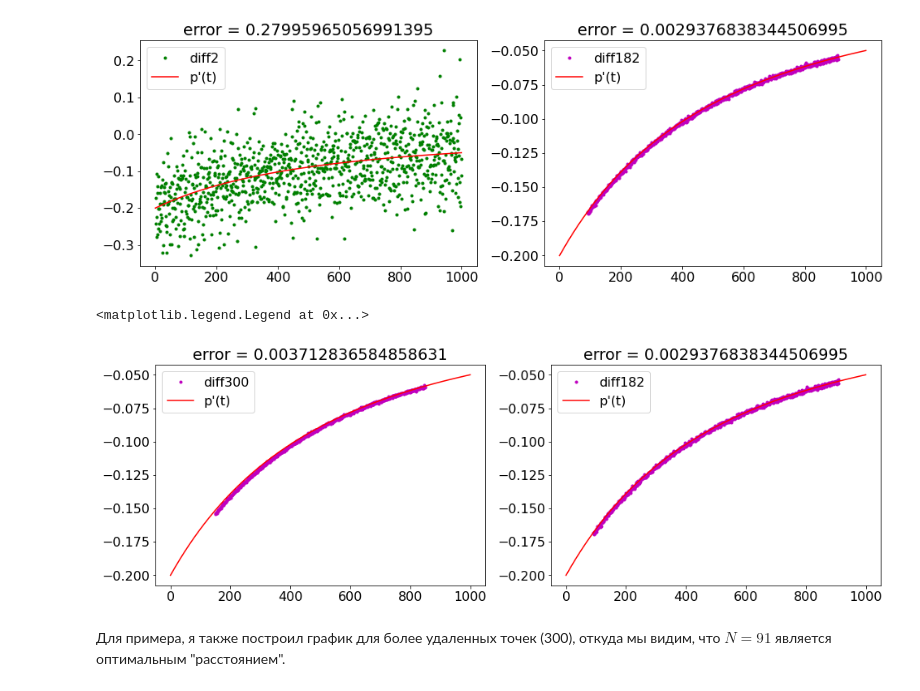
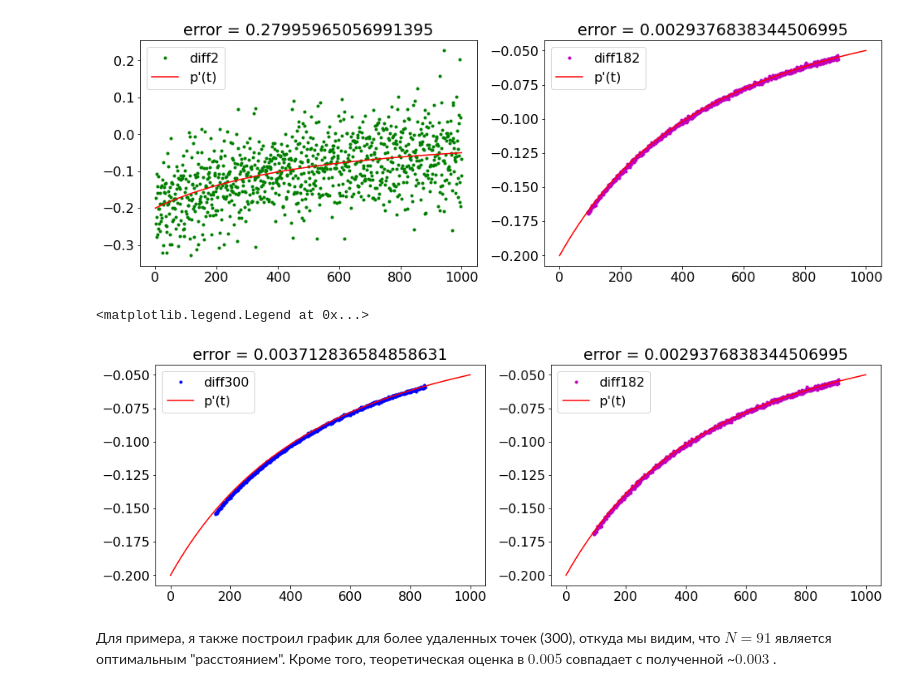
Before and after one commit to qerve/vych, a Jupyter notebook: problem2.ipynb, the cells around one changed output. Drawn from its saved outputs; the diff is of its cells as text; code cells hidden in the pictures.

```diff
--- a/problem2.ipynb
+++ b/problem2.ipynb
@@ -50,17 +49,17 @@ plt.legend(loc='best')
 # %%
 plt.figure(figsize=(16, 5))
 plt.subplot(1, 2, 2)
 plt.plot(t[91:-91], diff182(t, p), 'm.', label="diff182")
 plt.plot(t, pprime, 'r-', label="p'(t)")
 plt.title('error = ' + str(np.abs(diff182(t, p) - pprime[91:-91]).max()))
 plt.legend(loc='best')
 plt.subplot(1, 2, 1)
-plt.plot(t[150:-150], diff300(t, p), 'm.', label="diff300")
+plt.plot(t[150:-150], diff300(t, p), 'b.', label="diff300")
 plt.plot(t, pprime, 'r-', label="p'(t)")
 plt.title('error = ' + str(np.abs(diff300(t, p) - pprime[150:-150]).max()))
 plt.legend(loc='best')
 # %% [output]
 <matplotlib.legend.Legend at 0x...>
-[figure, old version]
+[figure, new version]
 # %% [markdown]
-Для примера, я также построил график для более удаленных точек (300), откуда мы видим, что $N = 91$ является оптимальным "расстоянием".
+Для примера, я также построил график для более удаленных точек (300), откуда мы видим, что $N = 91$ является оптимальным "расстоянием". Кроме того, теоретическая оценка в $0.005$ совпадает с полученной ~$0.003$ .
```
Also changed, not shown: parts of 8 cells of this notebook, 2 other files.
